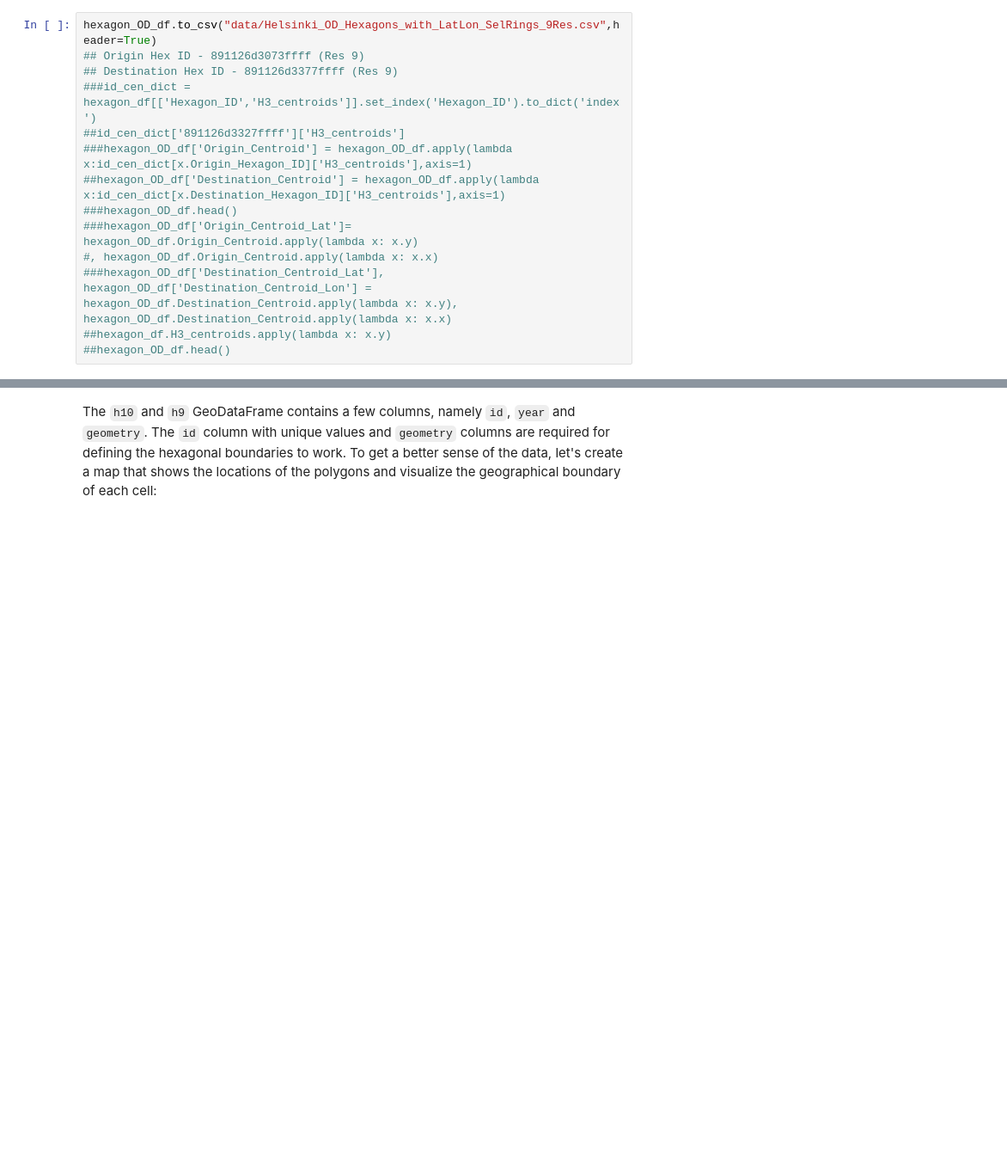
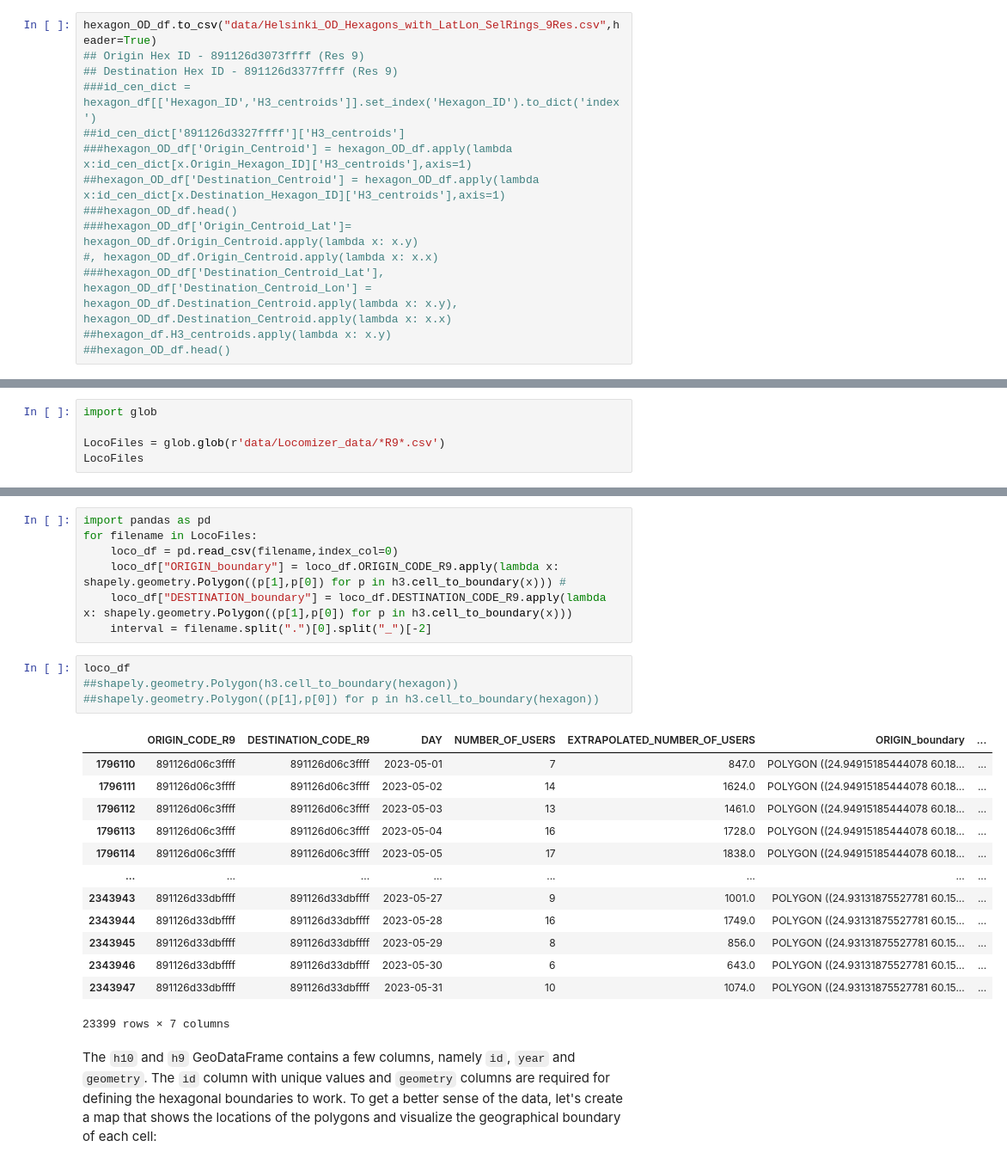
Before and after one commit to AaltoGIS/Mobile-Tartu-2024, a Jupyter notebook: source/notebooks/T0_Intro_to_data.ipynb, the cells around one changed output, grey strips where cells are left out. Shown at 86% size. Drawn from its saved outputs; the diff is of its cells as text; blank space fills up the shorter version.

Commit message:
Two months processed locomizer data for Central Helsinki is added

```diff
--- a/source/notebooks/T0_Intro_to_data.ipynb
+++ b/source/notebooks/T0_Intro_to_data.ipynb
@@ -292,0 +284,5 @@ Let's start by downloading a sample dataset into a geopandas `GeoDataFrame` that
+# %%
+import glob
+
+LocoFiles = glob.glob(r'data/Locomizer_data/*R9*.csv')
+LocoFiles
@@ -293,3 +300,28 @@ Let's start by downloading a sample dataset into a geopandas `GeoDataFrame` that
+# %%
+import pandas as pd
+for filename in LocoFiles:
+    loco_df = pd.read_csv(filename,index_col=0)
+    loco_df["ORIGIN_boundary"] = loco_df.ORIGIN_CODE_R9.apply(lambda x: shapely.geometry.Polygon((p[1],p[0]) for p in h3.cell_to_boundary(x))) #
+    loco_df["DESTINATION_boundary"] = loco_df.DESTINATION_CODE_R9.apply(lambda x: shapely.geometry.Polygon((p[1],p[0]) for p in h3.cell_to_boundary(x)))
+    interval = filename.split(".")[0].split("_")[-2]
+# %%
+loco_df
+##shapely.geometry.Polygon(h3.cell_to_boundary(hexagon))
+##shapely.geometry.Polygon((p[1],p[0]) for p in h3.cell_to_boundary(hexagon))
+# %% [output]
+|  | ORIGIN_CODE_R9 | DESTINATION_CODE_R9 | DAY | NUMBER_OF_USERS | EXTRAPOLATED_NUMBER_OF_USERS | ORIGIN_boundary | ... |
+| 1796110 | 891126d06c3ffff | 891126d06c3ffff | 2023-05-01 | 7 | 847.0 | POLYGON ((24.94915185444078 60.18... | ... |
+| 1796111 | 891126d06c3ffff | 891126d06c3ffff | 2023-05-02 | 14 | 1624.0 | POLYGON ((24.94915185444078 60.18... | ... |
+| 1796112 | 891126d06c3ffff | 891126d06c3ffff | 2023-05-03 | 13 | 1461.0 | POLYGON ((24.94915185444078 60.18... | ... |
+| 1796113 | 891126d06c3ffff | 891126d06c3ffff | 2023-05-04 | 16 | 1728.0 | POLYGON ((24.94915185444078 60.18... | ... |
+| 1796114 | 891126d06c3ffff | 891126d06c3ffff | 2023-05-05 | 17 | 1838.0 | POLYGON ((24.94915185444078 60.18... | ... |
+| ... | ... | ... | ... | ... | ... | ... | ... |
+| 2343943 | 891126d33dbffff | 891126d33dbffff | 2023-05-27 | 9 | 1001.0 | POLYGON ((24.93131875527781 60.15... | ... |
+| 2343944 | 891126d33dbffff | 891126d33dbffff | 2023-05-28 | 16 | 1749.0 | POLYGON ((24.93131875527781 60.15... | ... |
+| 2343945 | 891126d33dbffff | 891126d33dbffff | 2023-05-29 | 8 | 856.0 | POLYGON ((24.93131875527781 60.15... | ... |
+| 2343946 | 891126d33dbffff | 891126d33dbffff | 2023-05-30 | 6 | 643.0 | POLYGON ((24.93131875527781 60.15... | ... |
+| 2343947 | 891126d33dbffff | 891126d33dbffff | 2023-05-31 | 10 | 1074.0 | POLYGON ((24.93131875527781 60.15... | ... |
+23399 rows × 7 columns
 # %% [markdown]
 The `h10` and `h9` GeoDataFrame contains a few columns, namely `id`, `year` and `geometry`. The `id` column with unique values and `geometry` columns are required for defining the hexagonal boundaries to work. To get a better sense of the data, let's create a map that shows the locations of the polygons and visualize the geographical boundary of each cell:
 # %% [markdown]
```
Also changed, not shown: parts of 6 cells of this notebook, 10 other files.
